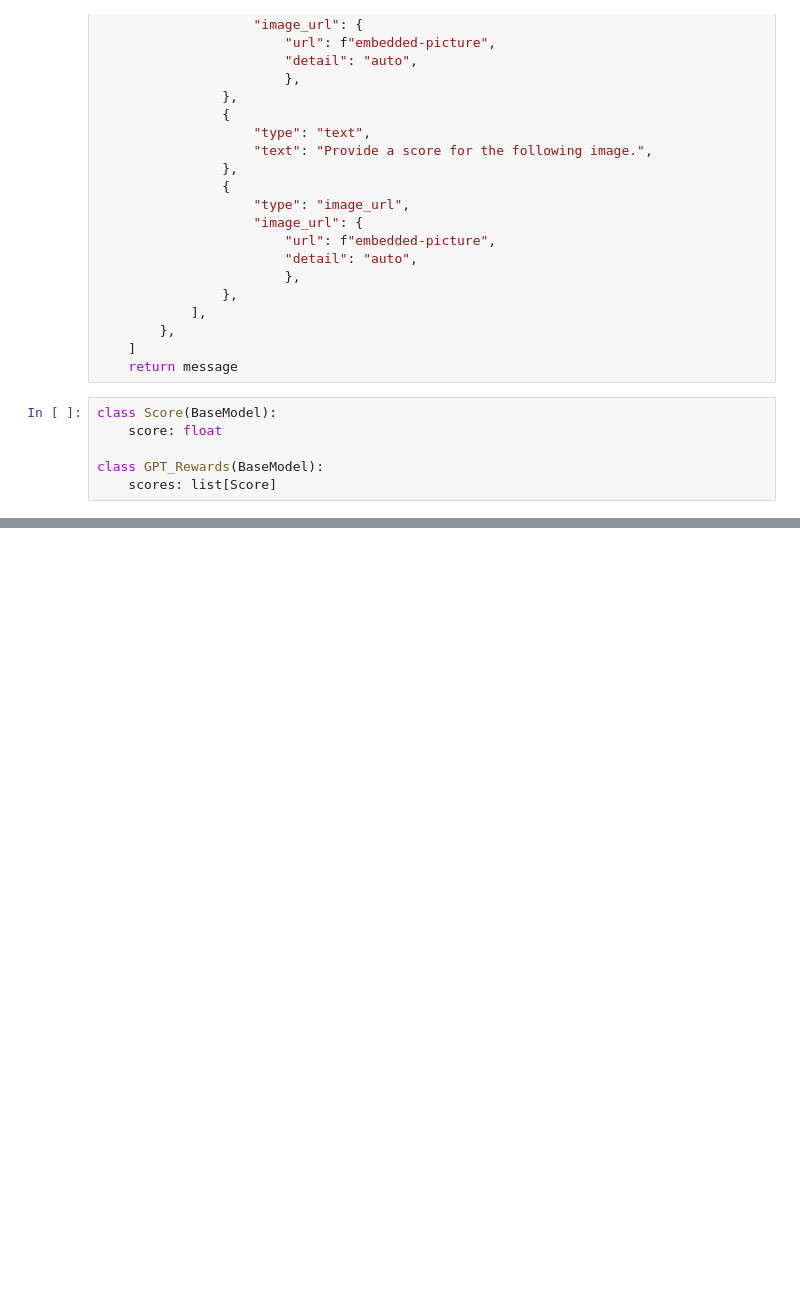
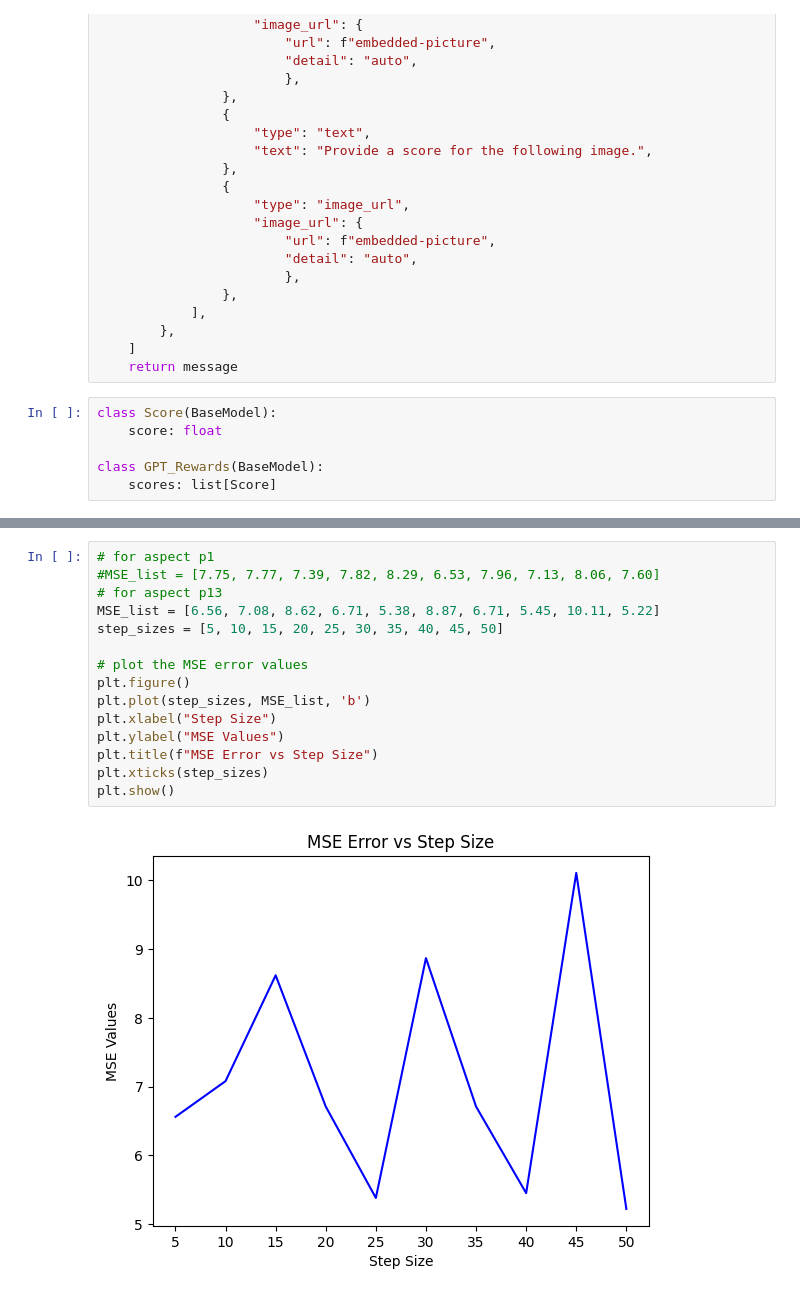
Before and after one commit to levi-kennedy/IsaacLab, a Jupyter notebook: source/vlmrew/franka_cabinet/gpt_experiments.ipynb, the cells around one changed output, grey strips where cells are left out. Cells and saved outputs as stored; diff of their text form; blank space fills up the shorter version.

```diff
--- a/source/vlmrew/franka_cabinet/gpt_experiments.ipynb
+++ b/source/vlmrew/franka_cabinet/gpt_experiments.ipynb
@@ -153,0 +283,17 @@ plt.show()
+# %%
+# for aspect p1
+#MSE_list = [7.75, 7.77, 7.39, 7.82, 8.29, 6.53, 7.96, 7.13, 8.06, 7.60]
+# for aspect p13
+MSE_list = [6.56, 7.08, 8.62, 6.71, 5.38, 8.87, 6.71, 5.45, 10.11, 5.22]
+step_sizes = [5, 10, 15, 20, 25, 30, 35, 40, 45, 50]
+
+# plot the MSE error values
+plt.figure()
+plt.plot(step_sizes, MSE_list, 'b')
+plt.xlabel("Step Size")
+plt.ylabel("MSE Values")
+plt.title(f"MSE Error vs Step Size")
+plt.xticks(step_sizes)
+plt.show()
+# %% [output]
+[figure, added]
```
Also changed, not shown: parts of 27 cells of this notebook, 2 other files.
